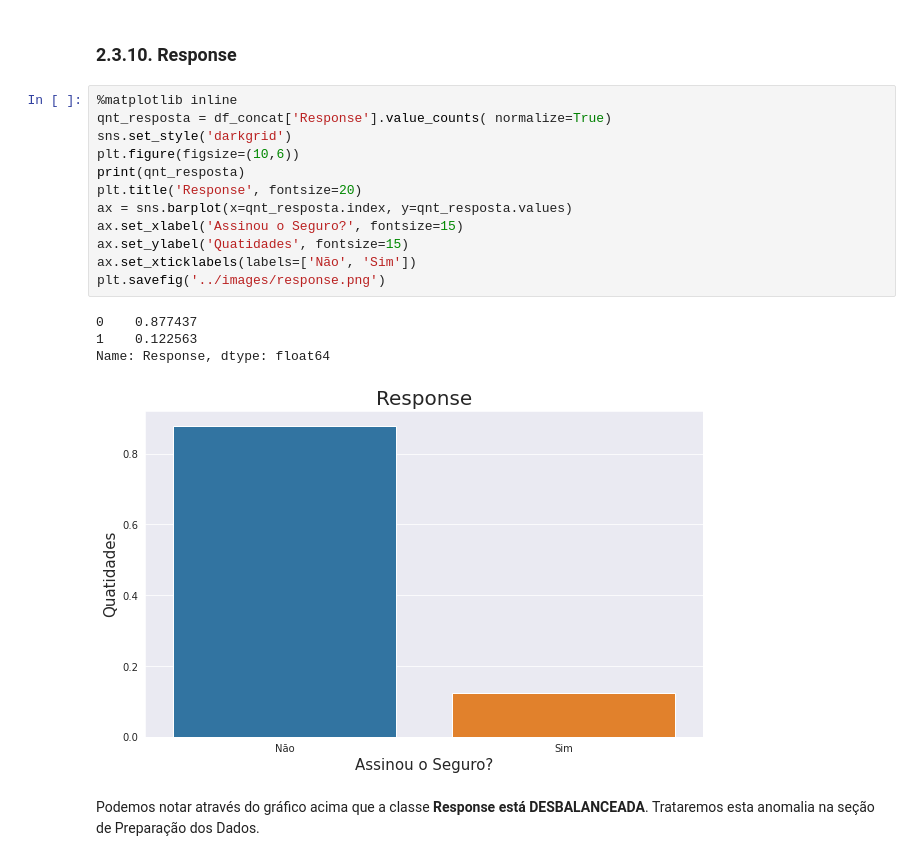
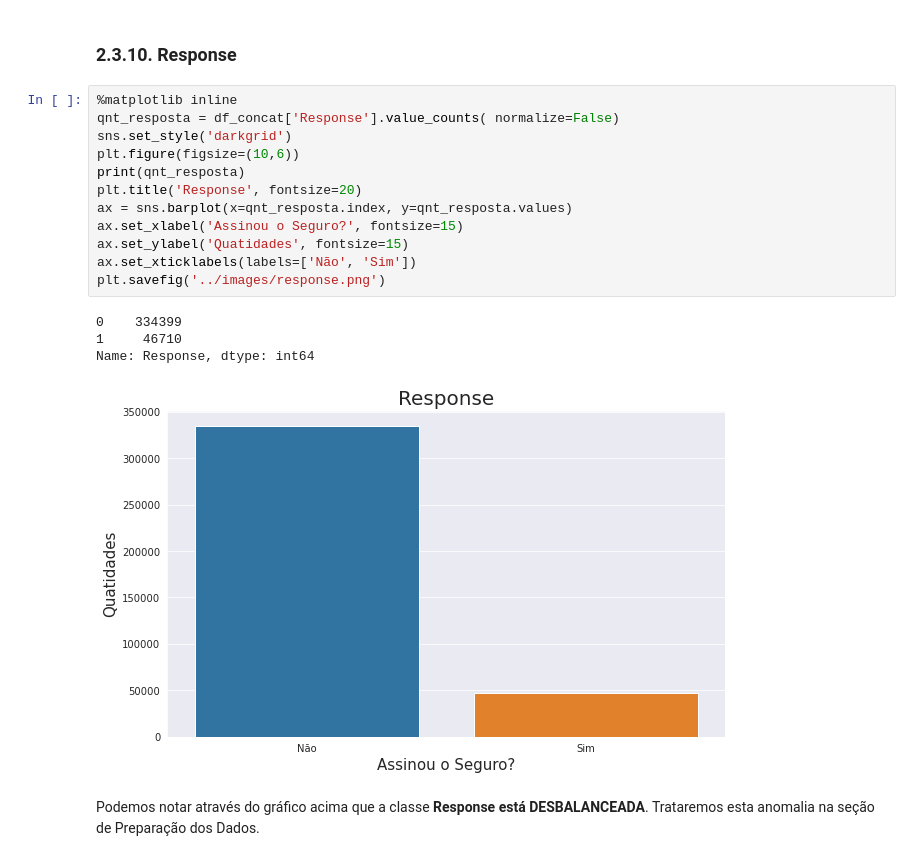
Before and after one commit to oarthurcarvalho/all-insurance, a Jupyter notebook: notebooks/Projeto - Seguro de automóveis.ipynb, the cells around one changed output. Cells and saved outputs as stored; diff of their text form.

```diff
--- a/notebooks/Projeto - Seguro de automóveis.ipynb
+++ b/notebooks/Projeto - Seguro de automóveis.ipynb
@@ -412,21 +423,21 @@ plt.savefig('../images/policy_sales_channel.png')
 ### 2.3.10. Response
 # %%
 %matplotlib inline
-qnt_resposta = df_concat['Response'].value_counts( normalize=True)
+qnt_resposta = df_concat['Response'].value_counts( normalize=False)
 sns.set_style('darkgrid')
 plt.figure(figsize=(10,6))
 print(qnt_resposta)
 plt.title('Response', fontsize=20)
 ax = sns.barplot(x=qnt_resposta.index, y=qnt_resposta.values)
 ax.set_xlabel('Assinou o Seguro?', fontsize=15)
 ax.set_ylabel('Quatidades', fontsize=15)
 ax.set_xticklabels(labels=['Não', 'Sim'])
 plt.savefig('../images/response.png')
 # %% [output]
-0    0.877437
-1    0.122563
-Name: Response, dtype: float64
+0    334399
+1     46710
+Name: Response, dtype: int64
-[figure, old version]
+[figure, new version]
 # %% [markdown]
 Podemos notar através do gráfico acima que a classe **Response está DESBALANCEADA**. Trataremos esta anomalia na seção de Preparação dos Dados.
 # %% [markdown]
```
Also changed, not shown: parts of 58 cells of this notebook, 3 other files.
